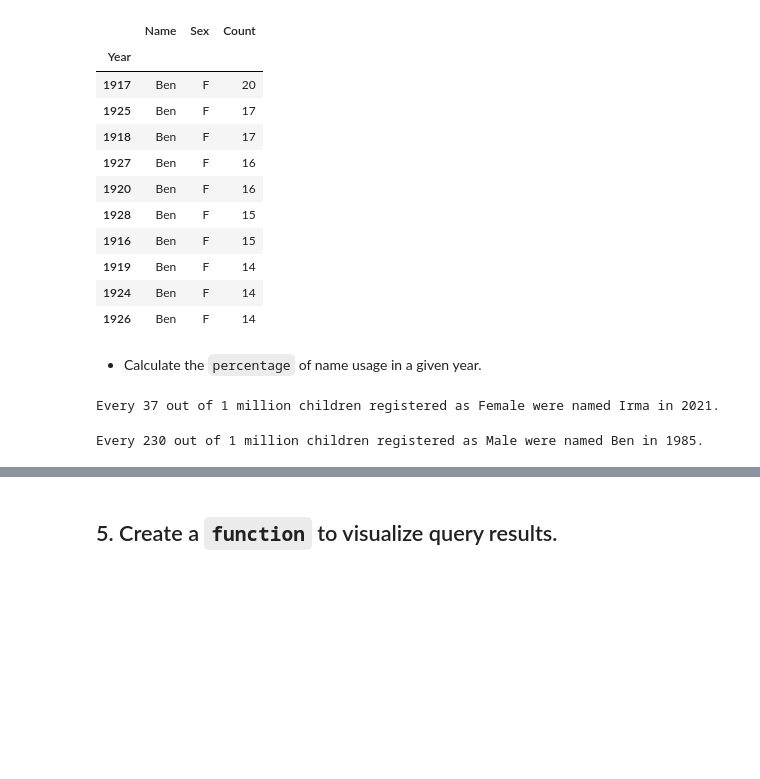
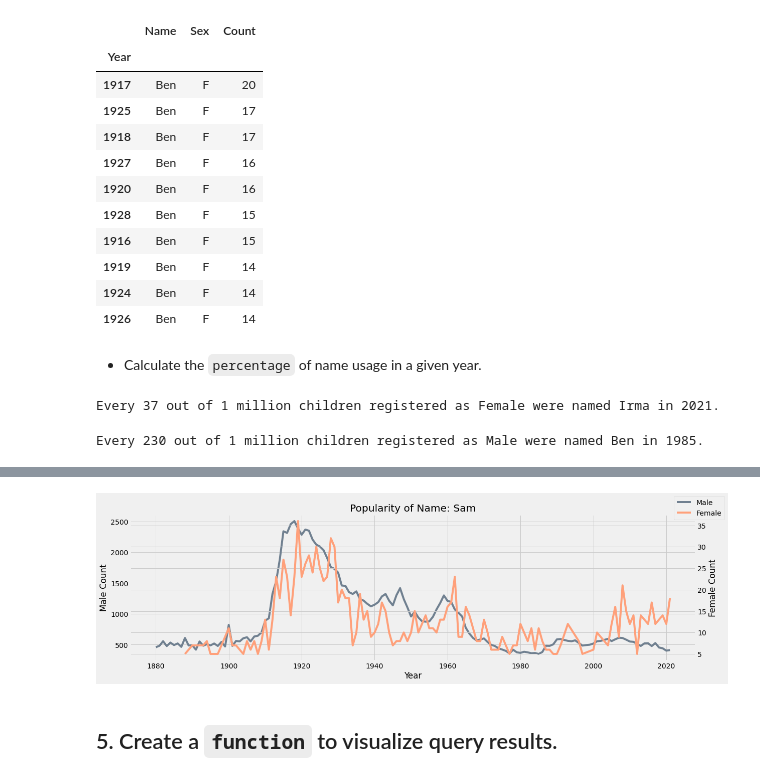
Before and after one commit to benkaan001/pandas_and_beyond, a Jupyter notebook: analyze_data/02_registered_names.ipynb, the cells around one changed output, grey strips where cells are left out. Saved outputs shown, nothing was run; the diff lists cells and outputs as text; code cells hidden in the pictures; blank space fills up the shorter version.

```diff
--- a/analyze_data/02_registered_names.ipynb
+++ b/analyze_data/02_registered_names.ipynb
@@ -213,2 +238,37 @@ Every 230 out of 1 million children registered as Male were named Ben in 1985.
+# %%
+name = 'Sam'
+figsize =(18, 5)
+
+fig, ax1 = plt.subplots(figsize=figsize)
+
+df.query(' Name == @name and Sex == "M" ') \
+        .set_index('Year')\
+        .sort_index()\
+        .plot(figsize=figsize, ax=ax1, color='slategray')
+
+ax2 = ax1.twinx()
+
+df.query(' Name == @name and Sex == "F" ')\
+        .set_index('Year')\
+        .sort_index() \
+        .plot(figsize=figsize, ax=ax2, color='lightsalmon')
+
+#set title
+ax1.set_title(f"Popularity of Name: {name}")
+
+# set y label
+ax1.set_ylabel('Male Count')
+ax2.set_ylabel('Female Count')
+
+# remove legend
+ax1.legend().remove()
+ax2.legend().remove()
+
+# set figure legend
+fig.legend(['Male', 'Female'])
+
+plt.show()
+# %% [output]
+[figure, added]
 # %% [markdown]
 ## 5. Create a `function` to visualize query results.
```
Also changed, not shown: parts of 3 cells of this notebook.
